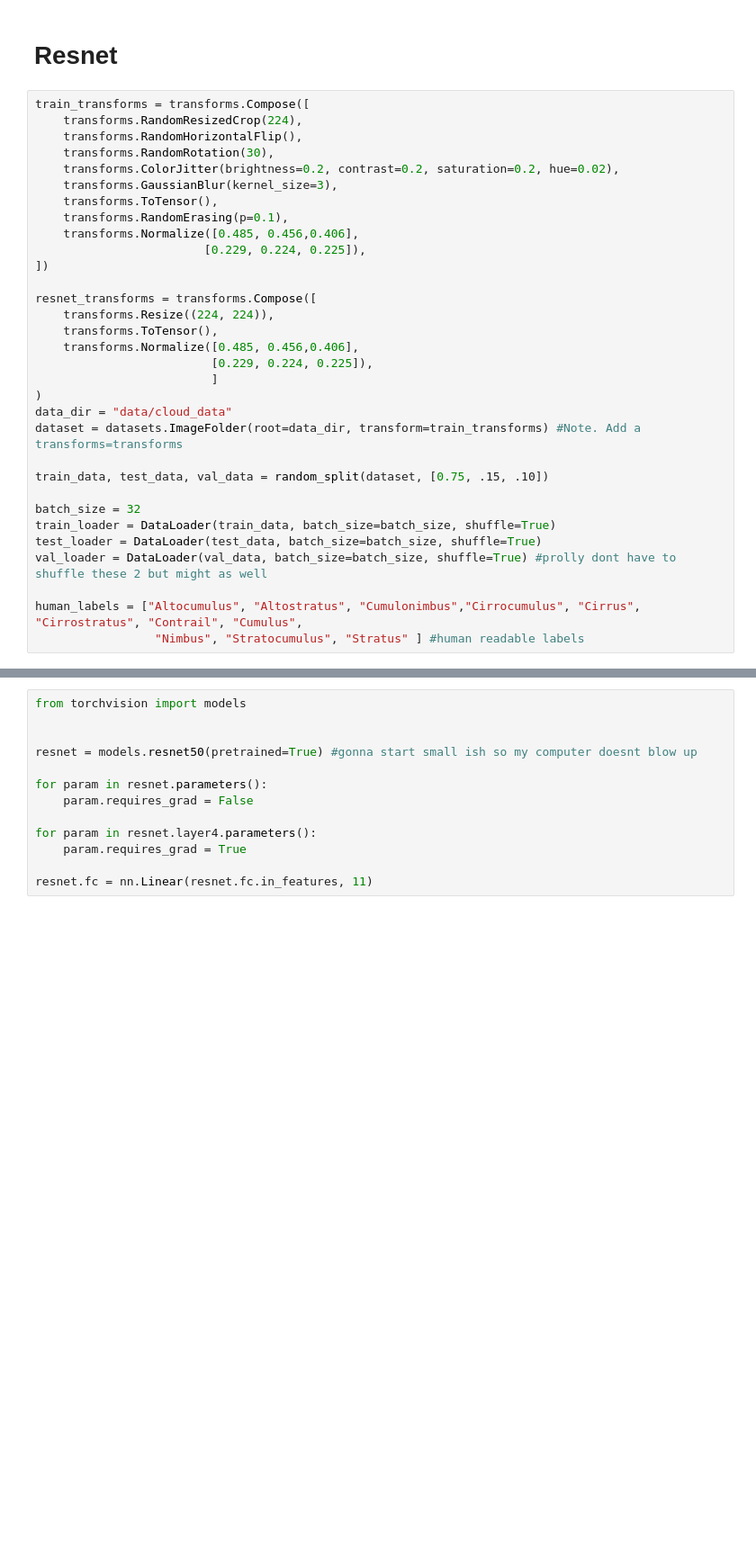
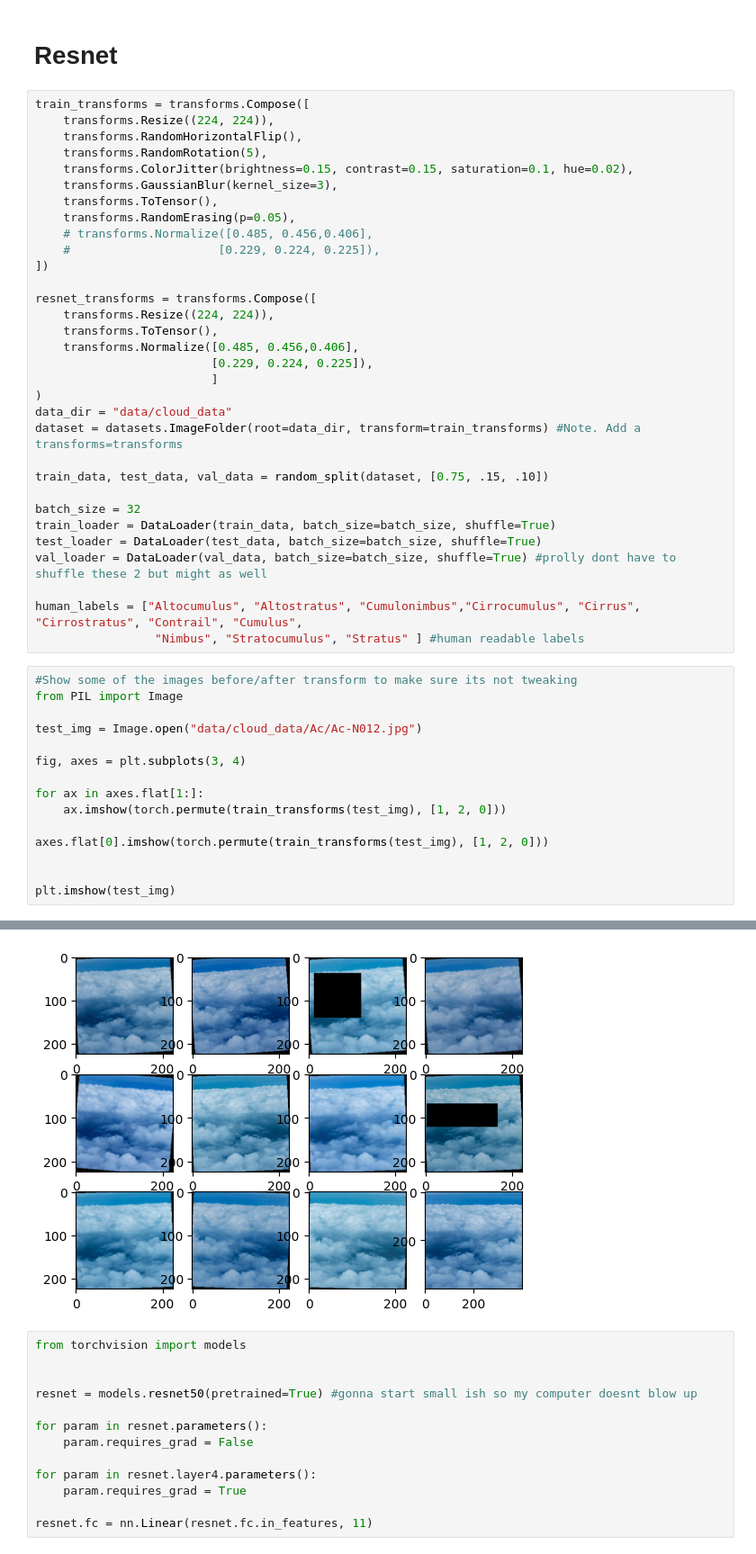
Before and after one commit to nightsky737/CloudBot, a Jupyter notebook: models/clouds.ipynb, the cells around one changed output, grey strips where cells are left out. Shown: that part at 90% size. Drawn from its saved outputs; the diff is of its cells as text; blank space fills up the shorter version.

Commit message:
Resnets were not a success. Wrote a couple functions to better examine my jittering of data

```diff
--- a/models/clouds.ipynb
+++ b/models/clouds.ipynb
@@ -179,15 +179,15 @@ torch.save(model.state_dict(), "clouds_1.pt")
 # Resnet
 # %%
 train_transforms = transforms.Compose([
-    transforms.RandomResizedCrop(224),
+    transforms.Resize((224, 224)),
     transforms.RandomHorizontalFlip(),
-    transforms.RandomRotation(30),
-    transforms.ColorJitter(brightness=0.2, contrast=0.2, saturation=0.2, hue=0.02),
+    transforms.RandomRotation(5),
+    transforms.ColorJitter(brightness=0.15, contrast=0.15, saturation=0.1, hue=0.02),
     transforms.GaussianBlur(kernel_size=3),
     transforms.ToTensor(),
-    transforms.RandomErasing(p=0.1),
-    transforms.Normalize([0.485, 0.456,0.406],
-                        [0.229, 0.224, 0.225]),
+    transforms.RandomErasing(p=0.05),
+    # transforms.Normalize([0.485, 0.456,0.406],
+    #                     [0.229, 0.224, 0.225]),
 ])
 
 resnet_transforms = transforms.Compose([
@@ -209,3 +209,19 @@ val_loader = DataLoader(val_data, batch_size=batch_size, shuffle=True) #prolly d
 
 human_labels = ["Altocumulus", "Altostratus", "Cumulonimbus","Cirrocumulus", "Cirrus", "Cirrostratus", "Contrail", "Cumulus",
                  "Nimbus", "Stratocumulus", "Stratus" ] #human readable labels
+# %%
+#Show some of the images before/after transform to make sure its not tweaking
+from PIL import Image
+
+test_img = Image.open("data/cloud_data/Ac/Ac-N012.jpg")
+
+fig, axes = plt.subplots(3, 4)
+
+for ax in axes.flat[1:]:
+    ax.imshow(torch.permute(train_transforms(test_img), [1, 2, 0]))
+
+axes.flat[0].imshow(torch.permute(train_transforms(test_img), [1, 2, 0]))
+
+
+plt.imshow(test_img)
+# %% [output]
@@ -212,3 +229,4 @@ human_labels = ["Altocumulus", "Altostratus", "Cumulonimbus","Cirrocumulus", "Ci
+[figure, added]
 # %%
 from torchvision import models
 
```
Also changed, not shown: parts of 3 cells of this notebook, 2 other files.
